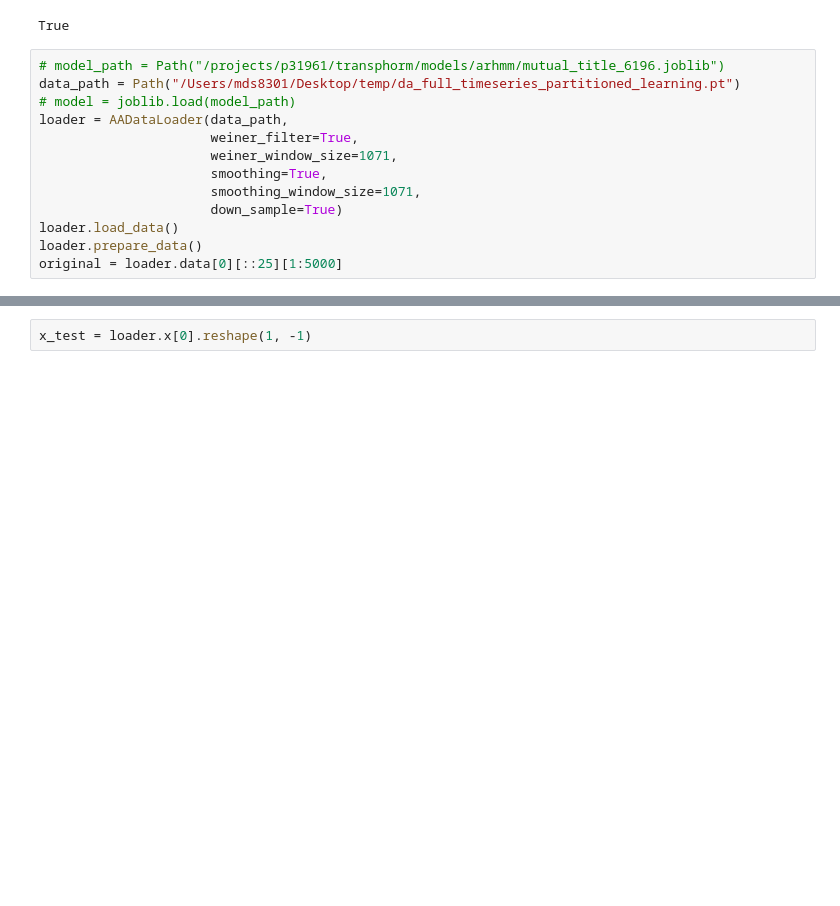
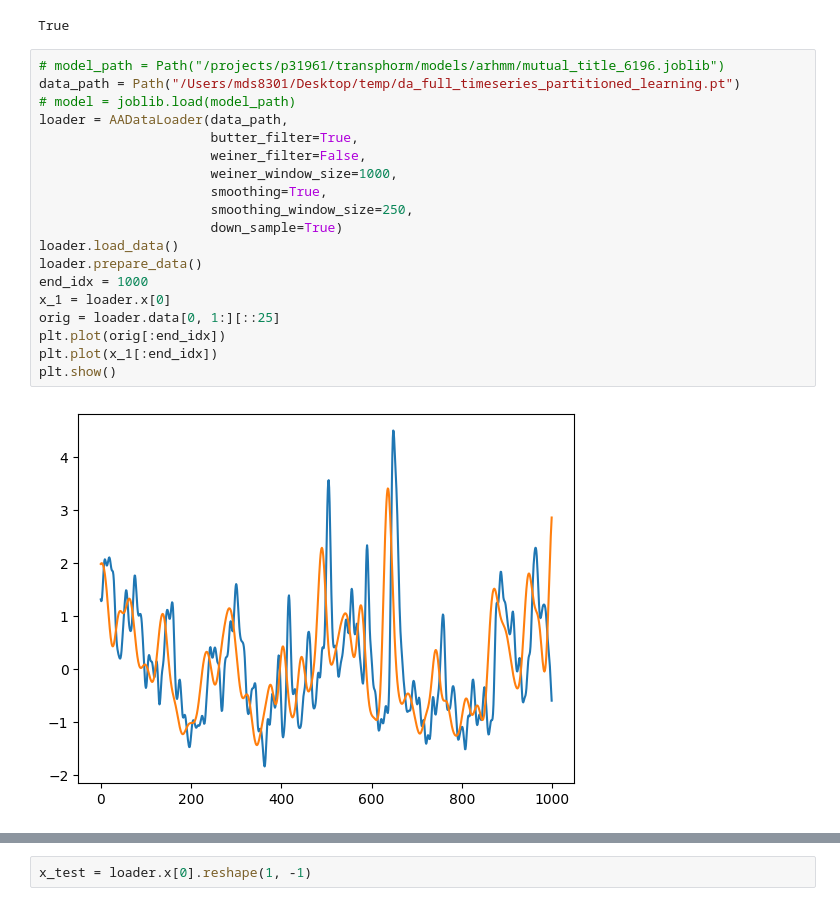
Before and after one commit to Mschaid/transphorm, a Jupyter notebook: notebooks/model_dev/sparce_coding.ipynb, the cells around one changed output, grey strips where cells are left out. Cells and saved outputs as stored; diff of their text form; blank space fills up the shorter version.

```diff
--- a/notebooks/model_dev/sparce_coding.ipynb
+++ b/notebooks/model_dev/sparce_coding.ipynb
@@ -26,13 +26,21 @@ True
 # %%
 # model_path = Path("/projects/p31961/transphorm/models/arhmm/mutual_title_6196.joblib")
 data_path = Path("/Users/mds8301/Desktop/temp/da_full_timeseries_partitioned_learning.pt")
 # model = joblib.load(model_path)
 loader = AADataLoader(data_path,
-                      weiner_filter=True,
-                      weiner_window_size=1071,
+                      butter_filter=True,
+                      weiner_filter=False,
+                      weiner_window_size=1000,
                       smoothing=True,
-                      smoothing_window_size=1071,
+                      smoothing_window_size=250,
                       down_sample=True)
 loader.load_data()
 loader.prepare_data()
-original = loader.data[0][::25][1:5000]
+end_idx = 1000
+x_1 = loader.x[0]
+orig = loader.data[0, 1:][::25]
+plt.plot(orig[:end_idx])
+plt.plot(x_1[:end_idx])
+plt.show()
+# %% [output]
+[figure, added]
```
Also changed, not shown: parts of 3 cells of this notebook, 2 other files.
